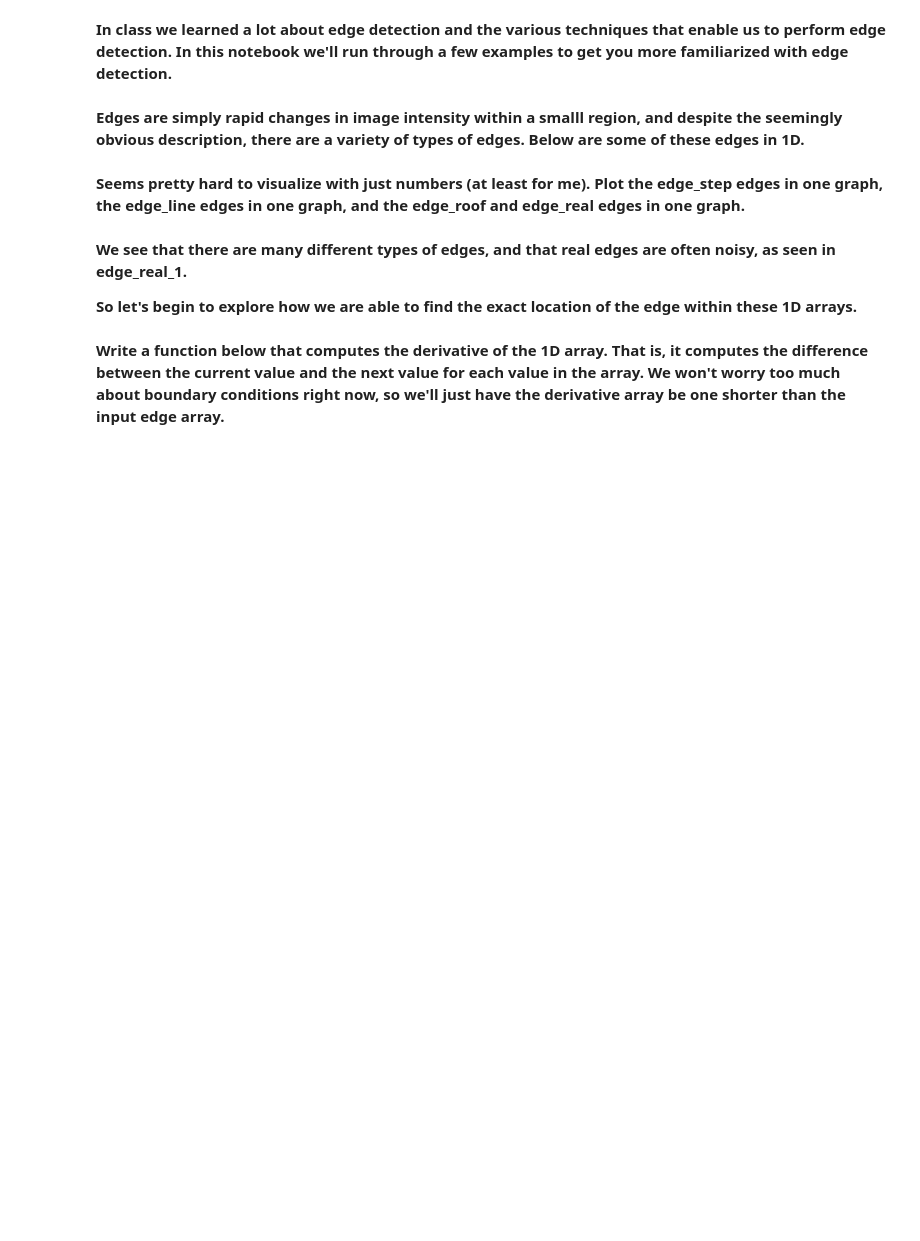
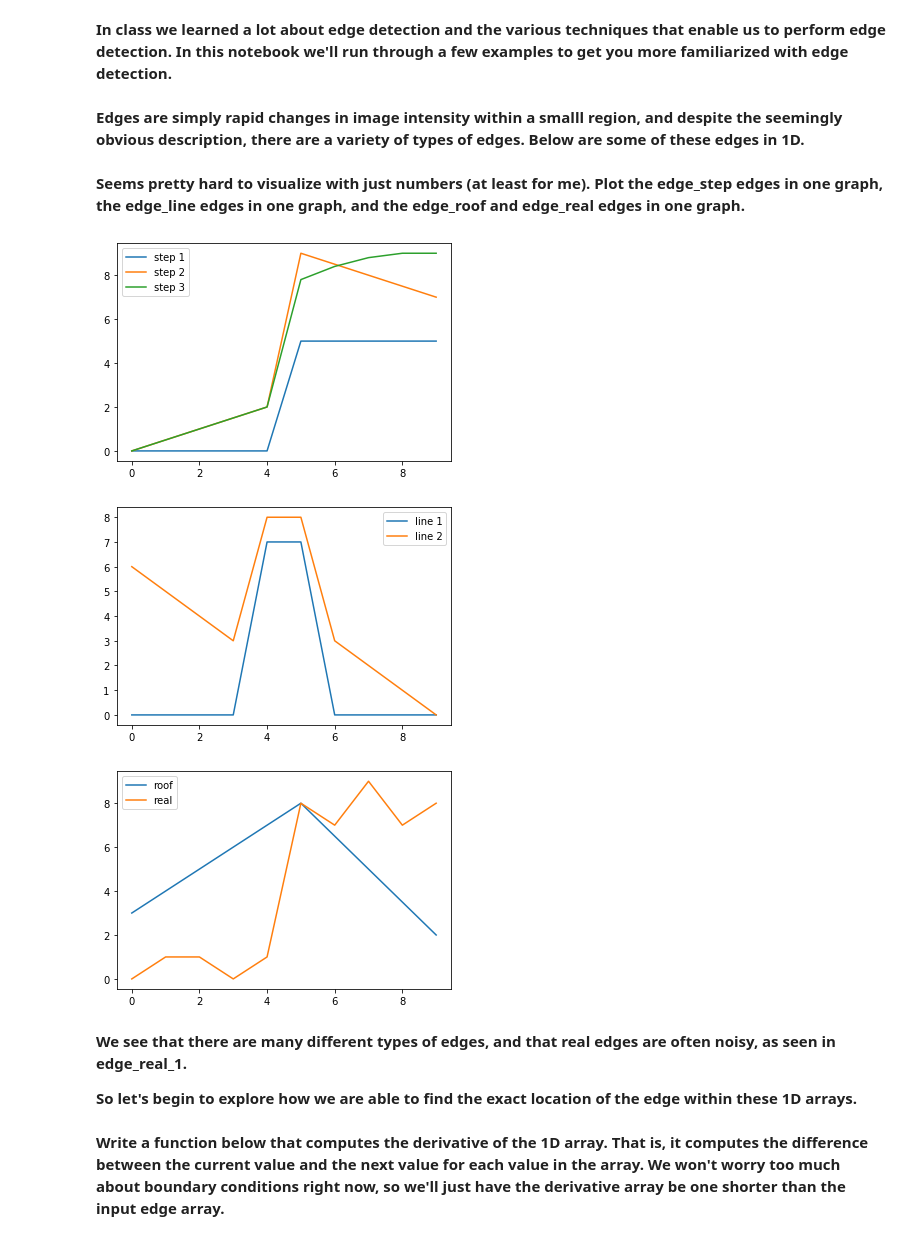
Before and after one commit to dlezcan1/computer-vision-fall-2020, a Jupyter notebook: week3/(Week_3)_Edge_Detection.ipynb, the cells around one changed output. Saved outputs shown, nothing was run; the diff lists cells and outputs as text; code cells hidden in the pictures; blank space fills up the shorter version.

Commit message:
xCompleted (w/ error @ end) Edge Detection ipynb
Signed-off-by: Dimitri Lezcano <dlezcan1@jhu.edu>

```diff
--- a/week3/(Week_3)_Edge_Detection.ipynb
+++ b/week3/(Week_3)_Edge_Detection.ipynb
@@ -29,5 +32,23 @@ edge_real_1 = np.array([0, 1, 1, 0, 1, 8, 7, 9, 7, 8])
 # %% [markdown]
 **Seems pretty hard to visualize with just numbers (at least for me). Plot the edge_step edges in one graph, the edge_line edges in one graph, and the edge_roof and edge_real edges in one graph.**
+# %%
+plt.plot(edge_step_1, label='step 1')
+plt.plot(edge_step_2, label='step 2')
+plt.plot(edge_step_3, label='step 3')
+plt.legend()
+plt.show()
+plt.plot(edge_line_1, label='line 1')
+plt.plot(edge_line_2, label='line 2')
+plt.legend()
+plt.show()
+plt.plot(edge_roof_1, label='roof')
+plt.plot(edge_real_1, label='real')
+plt.legend()
+plt.show()
+# %% [output]
+[figure, added]
+[figure, added]
+[figure, added]
 # %% [markdown]
 **We see that there are many different types of edges, and that real edges are often noisy, as seen in edge_real_1.**
 
```
Also changed, not shown: parts of 33 cells of this notebook.
